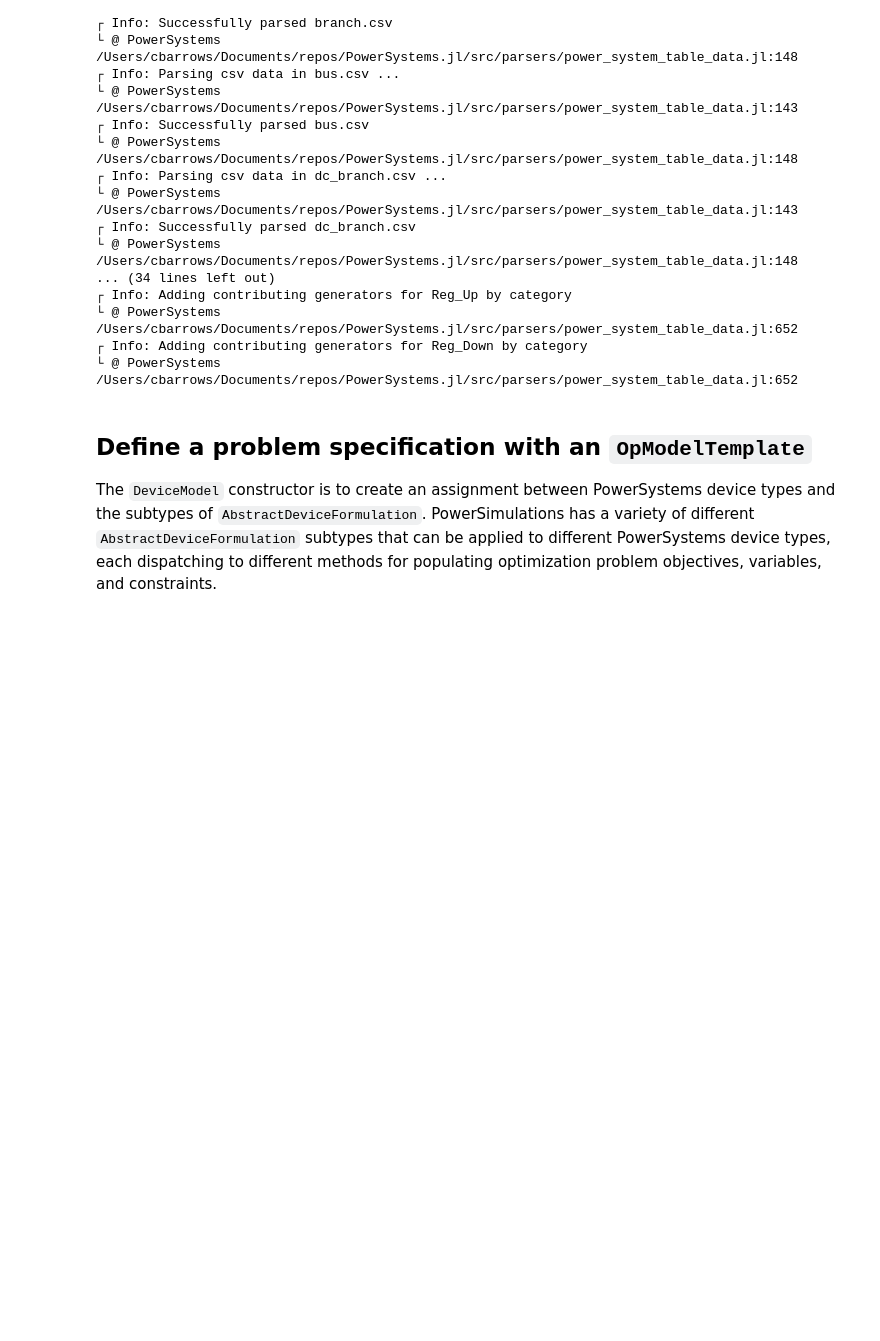
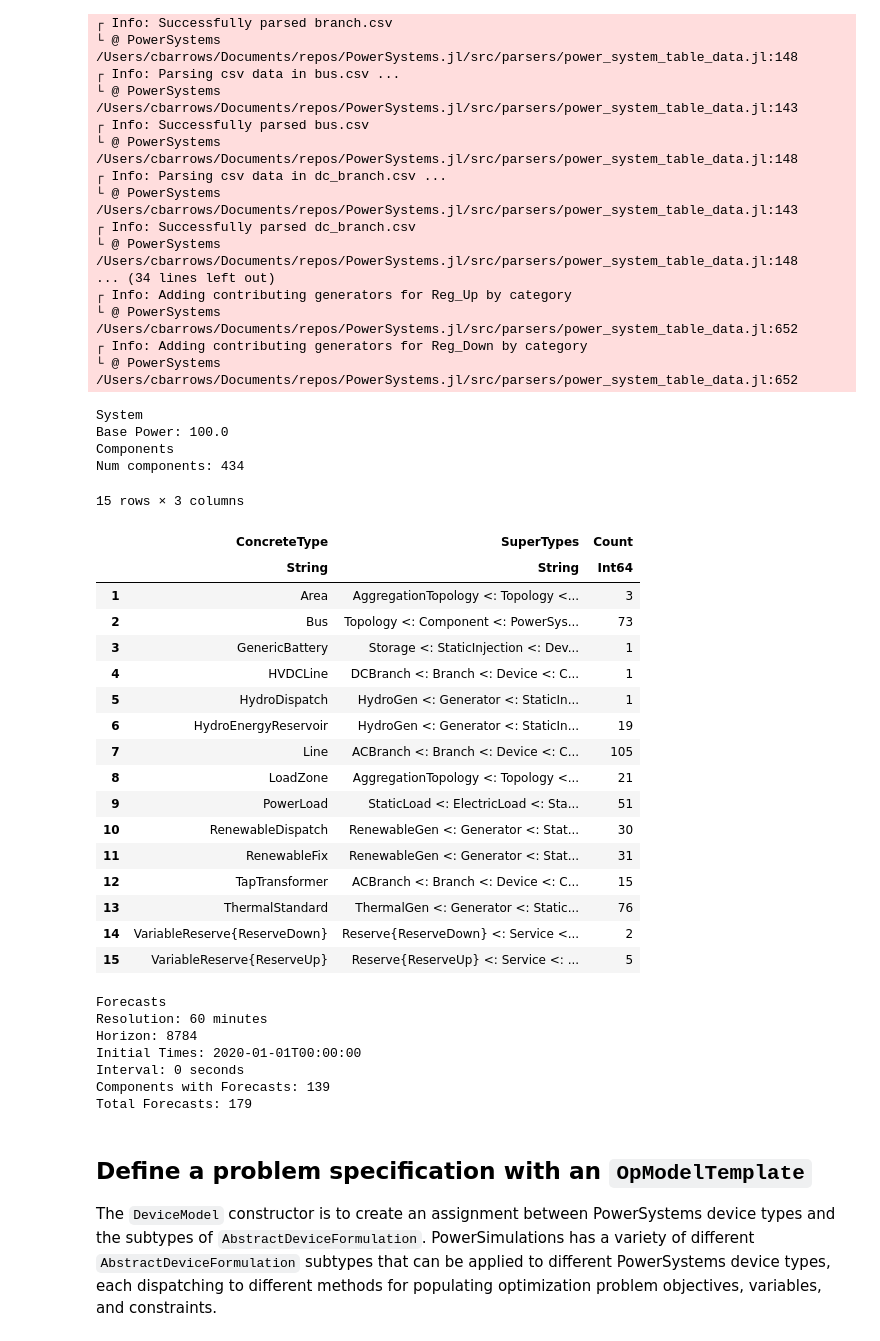
Before and after one commit to NREL-Sienna/OldExamples.jl, a Jupyter notebook: notebook/PowerSimulations_examples/1_operations_problems.ipynb, the cells around one changed output. Saved outputs shown, nothing was run; the diff lists cells and outputs as text; code cells hidden in the pictures; blank space fills up the shorter version.

Commit message:
updating us system

```diff
--- a/notebook/PowerSimulations_examples/1_operations_problems.ipynb
+++ b/notebook/PowerSimulations_examples/1_operations_problems.ipynb
@@ -69,6 +74,38 @@ sys = System(rawsys; forecast_resolution = Dates.Hour(1));
 └ @ PowerSystems /Users/cbarrows/Documents/repos/PowerSystems.jl/src/parsers/power_system_table_data.jl:652
 ┌ Info: Adding contributing generators for Reg_Down by category
 └ @ PowerSystems /Users/cbarrows/Documents/repos/PowerSystems.jl/src/parsers/power_system_table_data.jl:652
+# %%
+sys
+# %% [output]
+System
+Base Power: 100.0
+Components
+Num components: 434
+15 rows × 3 columns
+|  | ConcreteType | SuperTypes | Count |
+|  | String | String | Int64 |
+| 1 | Area | AggregationTopology <: Topology <... | 3 |
+| 2 | Bus | Topology <: Component <: PowerSys... | 73 |
+| 3 | GenericBattery | Storage <: StaticInjection <: Dev... | 1 |
+| 4 | HVDCLine | DCBranch <: Branch <: Device <: C... | 1 |
+| 5 | HydroDispatch | HydroGen <: Generator <: StaticIn... | 1 |
+| 6 | HydroEnergyReservoir | HydroGen <: Generator <: StaticIn... | 19 |
+| 7 | Line | ACBranch <: Branch <: Device <: C... | 105 |
+| 8 | LoadZone | AggregationTopology <: Topology <... | 21 |
+| 9 | PowerLoad | StaticLoad <: ElectricLoad <: Sta... | 51 |
+| 10 | RenewableDispatch | RenewableGen <: Generator <: Stat... | 30 |
+| 11 | RenewableFix | RenewableGen <: Generator <: Stat... | 31 |
+| 12 | TapTransformer | ACBranch <: Branch <: Device <: C... | 15 |
+| 13 | ThermalStandard | ThermalGen <: Generator <: Static... | 76 |
+| 14 | VariableReserve{ReserveDown} | Reserve{ReserveDown} <: Service <... | 2 |
+| 15 | VariableReserve{ReserveUp} | Reserve{ReserveUp} <: Service <: ... | 5 |
+Forecasts
+Resolution: 60 minutes
+Horizon: 8784
+Initial Times: 2020-01-01T00:00:00
+Interval: 0 seconds
+Components with Forecasts: 139
+Total Forecasts: 179
 # %% [markdown]
 ## Define a problem specification with an `OpModelTemplate`
 The `DeviceModel` constructor is to create an assignment between PowerSystems device types
```
Also changed, not shown: parts of 7 cells of this notebook, 12 other files.
